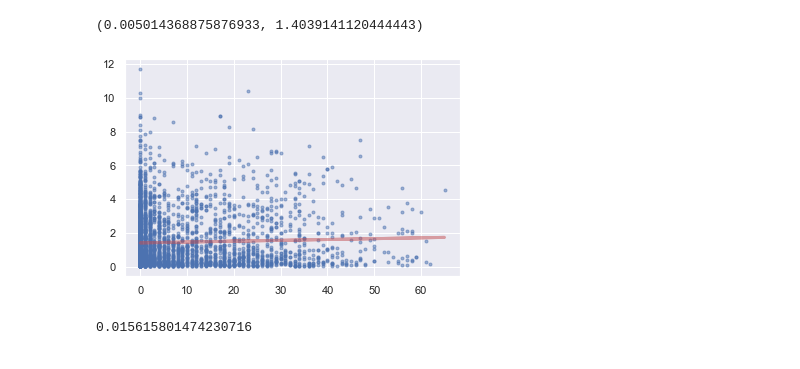
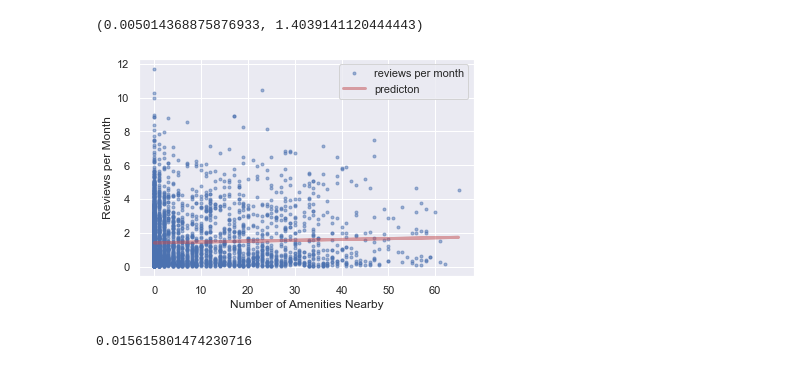
Before and after one commit to jchhuang-tech/geo-stats-data, a Jupyter notebook: airbnb_stats.ipynb, the cells around one changed output. Saved outputs shown, nothing was run; the diff lists cells and outputs as text; code cells hidden in the pictures.

```diff
--- a/airbnb_stats.ipynb
+++ b/airbnb_stats.ipynb
@@ -51,11 +51,14 @@ fit.slope, fit.intercept
 # %%
 rpm_ame['prediction'] = rpm_ame['num_amenities']*fit.slope + fit.intercept
 # %%
-plt.plot(rpm_ame['num_amenities'], rpm_ame['reviews_per_month'], 'b.', linewidth=3, alpha=0.5)
-plt.plot(rpm_ame['num_amenities'], rpm_ame['prediction'], 'r-', linewidth=3, alpha=0.5)
+plt.plot(rpm_ame['num_amenities'], rpm_ame['reviews_per_month'], 'b.', linewidth=3, alpha=0.5, label='reviews per month')
+plt.plot(rpm_ame['num_amenities'], rpm_ame['prediction'], 'r-', linewidth=3, alpha=0.5, label='predicton')
+plt.xlabel('Number of Amenities Nearby')
+plt.ylabel('Reviews per Month')
+plt.legend(loc="upper right")
 plt.show()
 # %% [output]
-[figure, old version]
+[figure, new version]
 # %%
 print(fit.pvalue)
 # %% [output]
```
Also changed, not shown: parts of 4 cells of this notebook, 6 other files.
